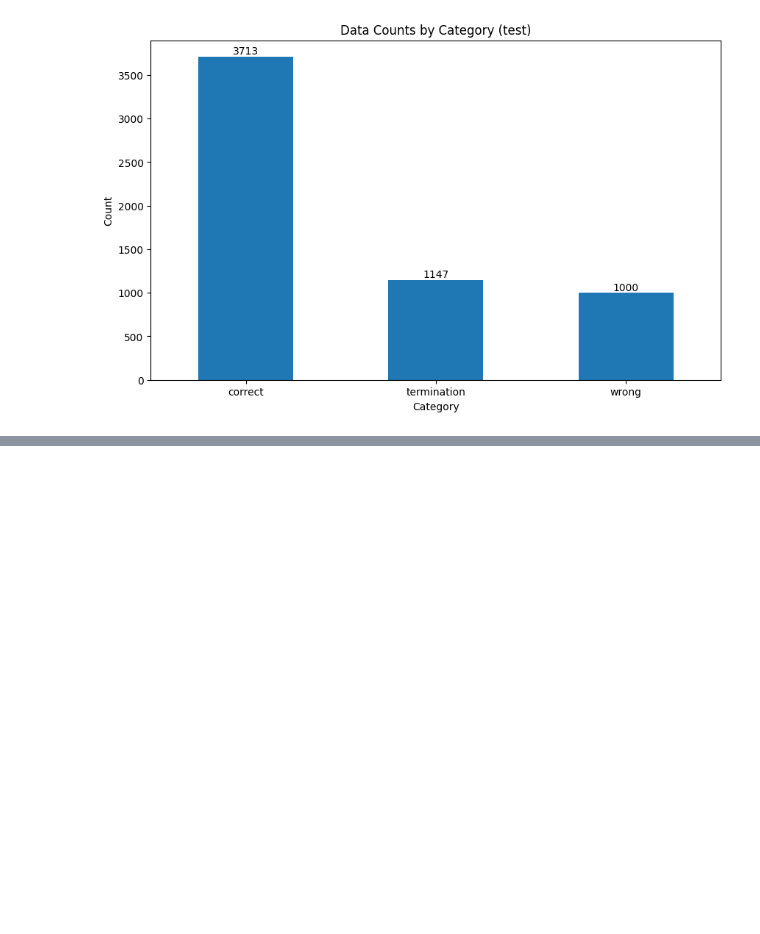
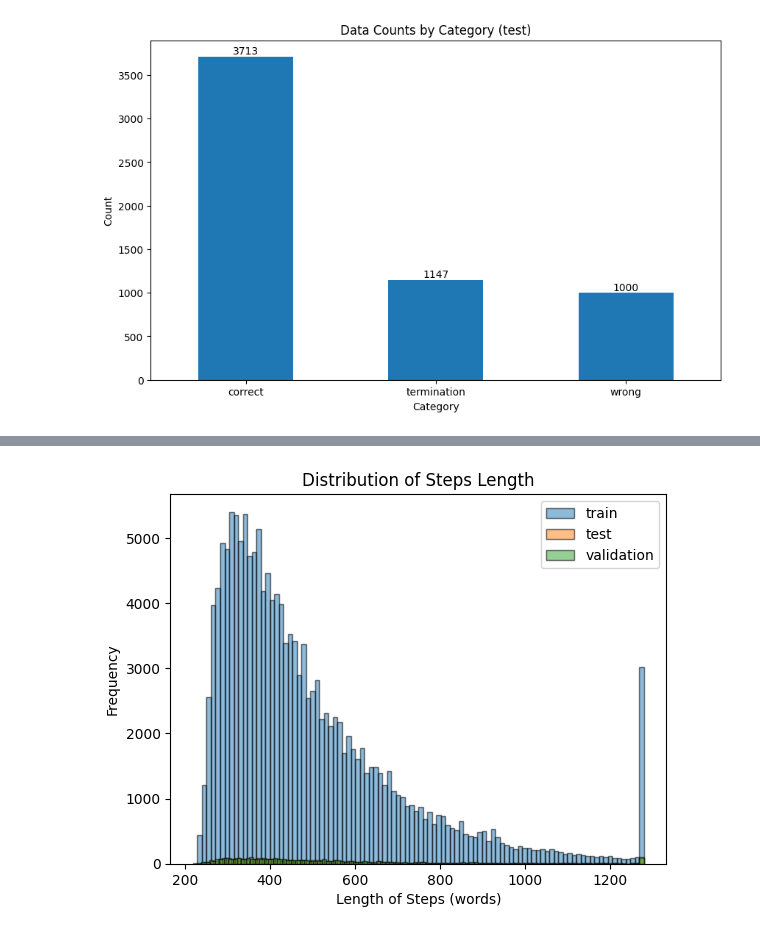
Before and after one commit to SWORD-ZEUS/openo1, a Jupyter notebook: jupyter_notebook/sft_stage/process_prm800k_verifier.ipynb, the cells around one changed output, grey strips where cells are left out. Drawn from its saved outputs; the diff is of its cells as text; code cells hidden in the pictures; blank space fills up the shorter version.

```diff
--- a/jupyter_notebook/sft_stage/process_prm800k_verifier.ipynb
+++ b/jupyter_notebook/sft_stage/process_prm800k_verifier.ipynb
@@ -663,0 +665,58 @@ Stage: test
+# %%
+import sys
+import os
+sys.path.append("/zhuangkai/openo1")
+from dataset.dataset_verifier import VerifierModelDataset
+from transformers import AutoTokenizer
+import matplotlib.pyplot as plt
+import json
+from tqdm import tqdm
+
+max_length = 1280
+model_path = "/storage/zhuangkai/data/openo1/download_model_weights/Meta-Llama-3.1-8B-Instruct"
+task = "classification"
+tokenizer = AutoTokenizer.from_pretrained(model_path)
+tokenizer.pad_token = "<|reserved_special_token_0|>"
+
+for stage in ['train', 'test', 'validation']:
+    lengths = []
+    non_truncated_samples = []
+    data_path = f"/zhuangkai/openo1/dataset/prm800k/processed/verifier/phase12_{stage}.jsonl"
+    with open(data_path, 'r', encoding='utf-8') as f:
+        for line in tqdm(f):
+            item = json.loads(line)
+            question = item['problem']
+            steps = item['steps']
+
+            # 处理问题的所有步骤
+            messages, rating = VerifierModelDataset.process_question_steps(question=question, steps=steps)
+            encoded = tokenizer.encode_plus(
+                tokenizer.apply_chat_template(messages, tokenize=False),
+                max_length=max_length,
+                padding=False,
+                truncation=True,
+                return_tensors='pt'
+            )
+            input_ids = encoded['input_ids'].squeeze()
+            lengths.append(len(input_ids))
+
+            # 检查是否发生截断
+            if len(input_ids) < max_length:
+            # if hasattr(encoded, 'num_truncated_tokens'):
+                non_truncated_samples.append(item)
+
+    # 保存没有发生截断的样本
+    output_path = f"/zhuangkai/openo1/dataset/prm800k/processed/verifier/phase12_{stage}_maxlen_{max_length}.jsonl"
+    with open(output_path, 'w', encoding='utf-8') as f:
+        for sample in non_truncated_samples:
+            f.write(json.dumps(sample, ensure_ascii=False) + '\n')
+
+    plt.hist(lengths, bins=100, edgecolor='black', alpha=0.5, label=stage)
+
+plt.xlabel('Length of Steps (words)')
+plt.ylabel('Frequency')
+plt.title('Distribution of Steps Length')
+plt.legend()
+plt.show()
+# %% [output]
+[figure, added]
```
Also changed, not shown: parts of 1 cell of this notebook.
